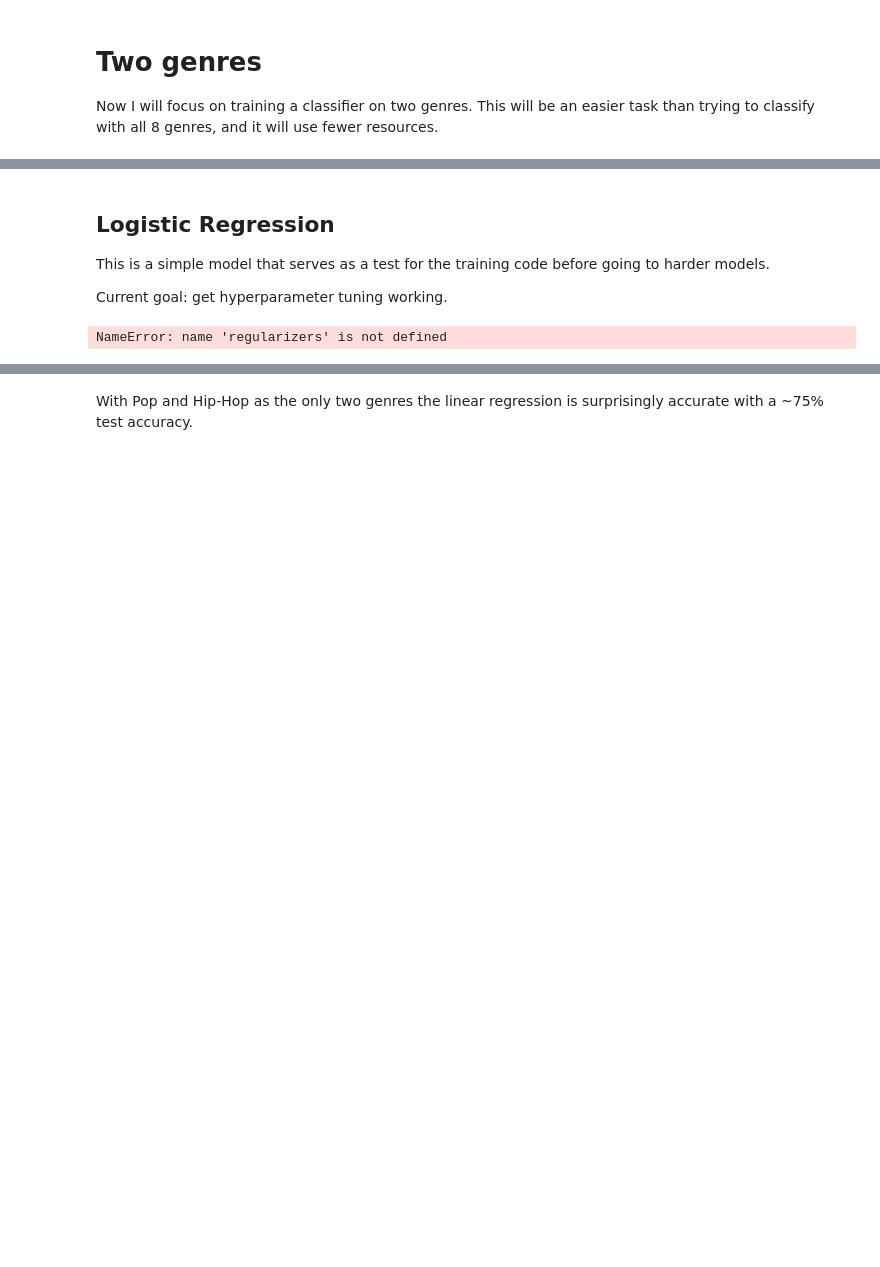
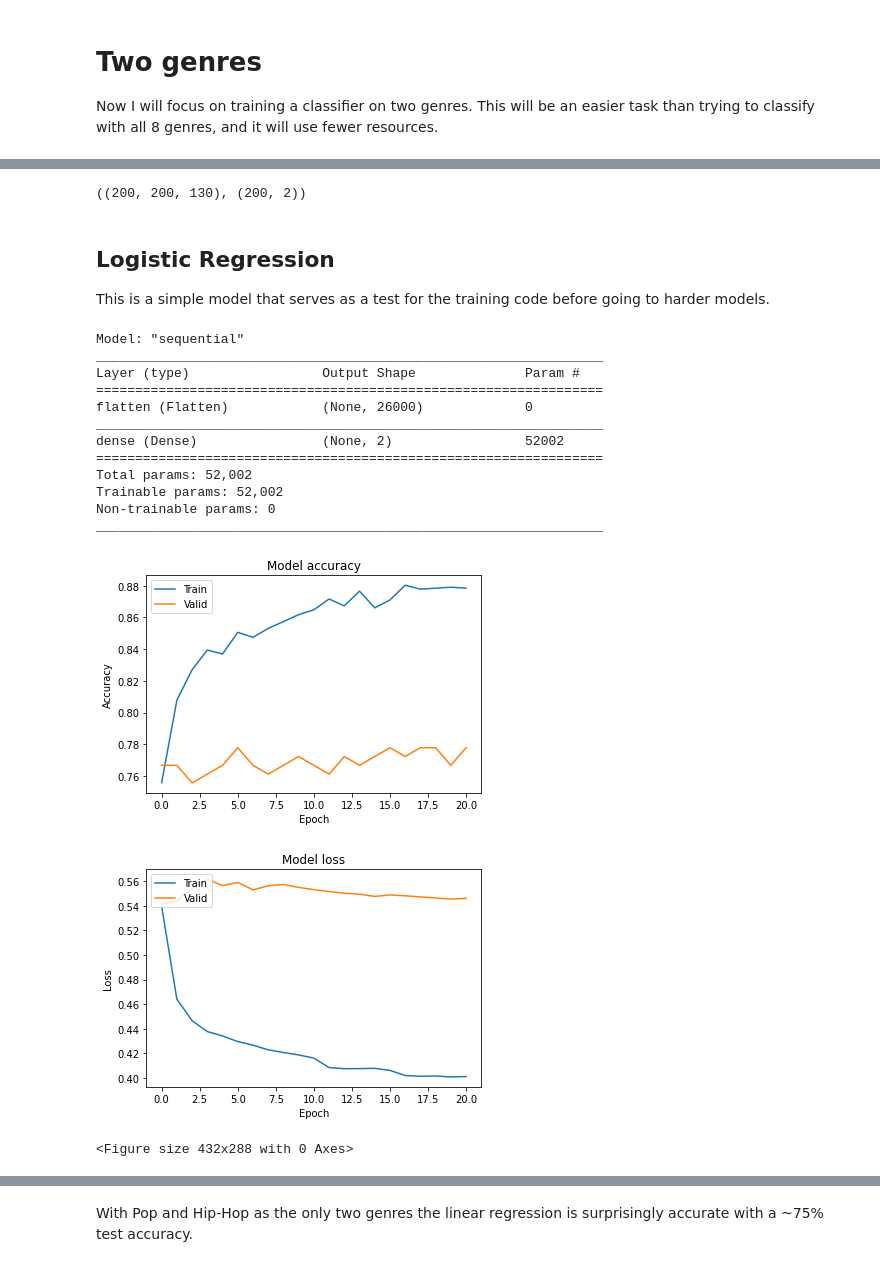
Before and after one commit to awray3/music_clf, a Jupyter notebook: genre_recog.ipynb, the cells around one changed output, grey strips where cells are left out. Drawn from its saved outputs; the diff is of its cells as text; code cells hidden in the pictures; blank space fills up the shorter version.

```diff
--- a/genre_recog.ipynb
+++ b/genre_recog.ipynb
@@ -243,7 +243,7 @@ Now I will focus on training a classifier on two genres. This will be an easier
 # %%
 input_shape = np.load(meta_df["mel_path"].iloc[0])["arr_0"].shape + (1,)
 
-genre_sublist = ["Pop", "Hip-Hop"]
+genre_sublist = ["Rock", "Hip-Hop"]
 
 # This function selects out the genres in genre_sublist and applies a min-max scaler to each spectrogram.
 X, y = subset_data(meta_df, genre_sublist, n_samples=1996)
@@ -252,6 +252,10 @@ assert not np.any(np.isnan(X))
 
 print(X.shape, y.shape)
 
+X_train_valid, X_test, y_train_valid, y_test = train_test_split(X, y, random_state=1, shuffle=True, test_size=0.1)
+
+X_train, X_valid, y_train, y_valid = train_test_split(X_train_valid, y_train_valid, random_state=1, test_size=0.1)
+
 #  Make the folders for the given models:
 if not os.path.exists(two_genre_path:='./models/two_class/'):
     os.mkdir(two_genre_path)
@@ -262,6 +280,8 @@ track with id 110736 was non-standardizable. Dropping from dataset.
+# %%
+X_test.shape, y_test.shape
+# %% [output]
+((200, 200, 130), (200, 2))
 # %% [markdown]
 ## Logistic Regression
 
 This is a simple model that serves as a test for the training code before going to harder models.
-
-Current goal: get hyperparameter tuning working.
@@ -287,26 +291,42 @@ logistic_reg = MyModel(
     batch_size = 32,
     model_dir = logreg_path,
     genre_labels = genre_sublist,
-    X_train = X[:1800, :, :],
-    y_train = y[:1800,:],
-    X_test = X[1800:, :, :],
-    y_test = y[1800:,:]
+    X_train = X_train,
+    y_train = y_train,
+    X_valid = X_valid,
+    y_valid = y_valid,
+    X_test = X_test,
+    y_test = y_test
 )
 # %%
 logistic_reg_model = Sequential(
     [
         Flatten(input_shape=input_shape),
         Dense(
             2,
             activation="softmax",
-            kernel_regularizer=regularizers.l2(0.01)
+            kernel_regularizer=l2(0.01)
         ),
     ]
 )
 
 logistic_reg.attach_model(logistic_reg_model)
 logistic_reg.summary()
 logistic_reg.fit(num_epochs=50, verbose=0)
 logistic_reg.plot_history()
 # %% [output]
-NameError: name 'regularizers' is not defined
+Model: "sequential"
+_________________________________________________________________
+Layer (type)                 Output Shape              Param #
+=================================================================
+flatten (Flatten)            (None, 26000)             0
+_________________________________________________________________
+dense (Dense)                (None, 2)                 52002
+=================================================================
+Total params: 52,002
+Trainable params: 52,002
+Non-trainable params: 0
+_________________________________________________________________
+[figure, added]
+[figure, added]
+<Figure size 432x288 with 0 Axes>
```
Also changed, not shown: parts of 19 cells of this notebook, 2 other files.
